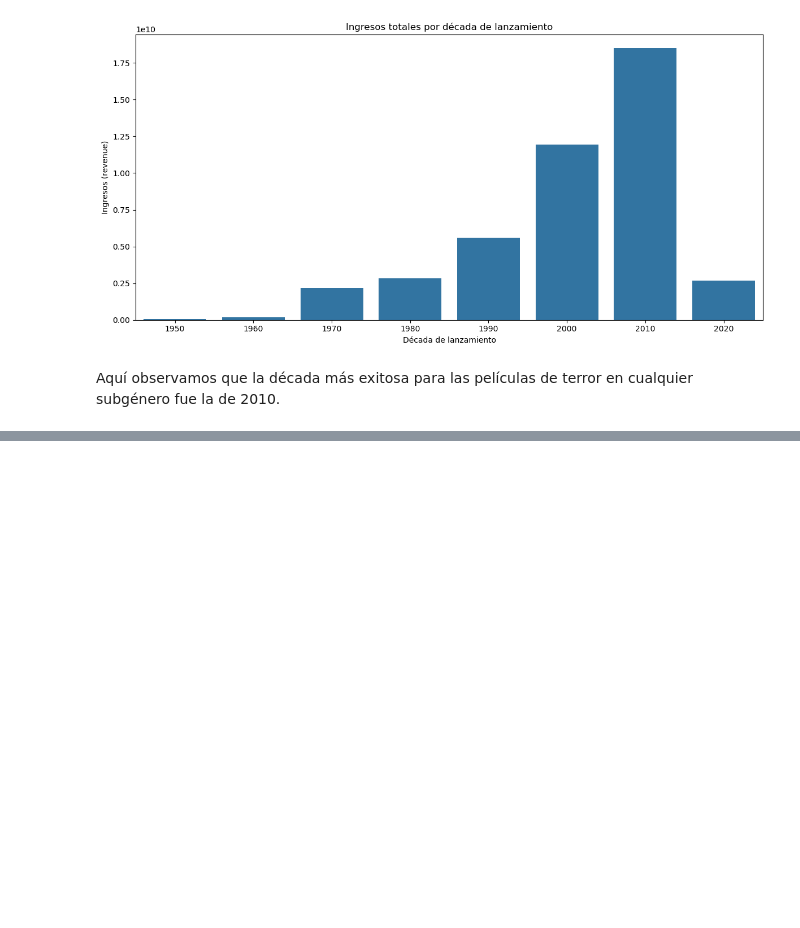
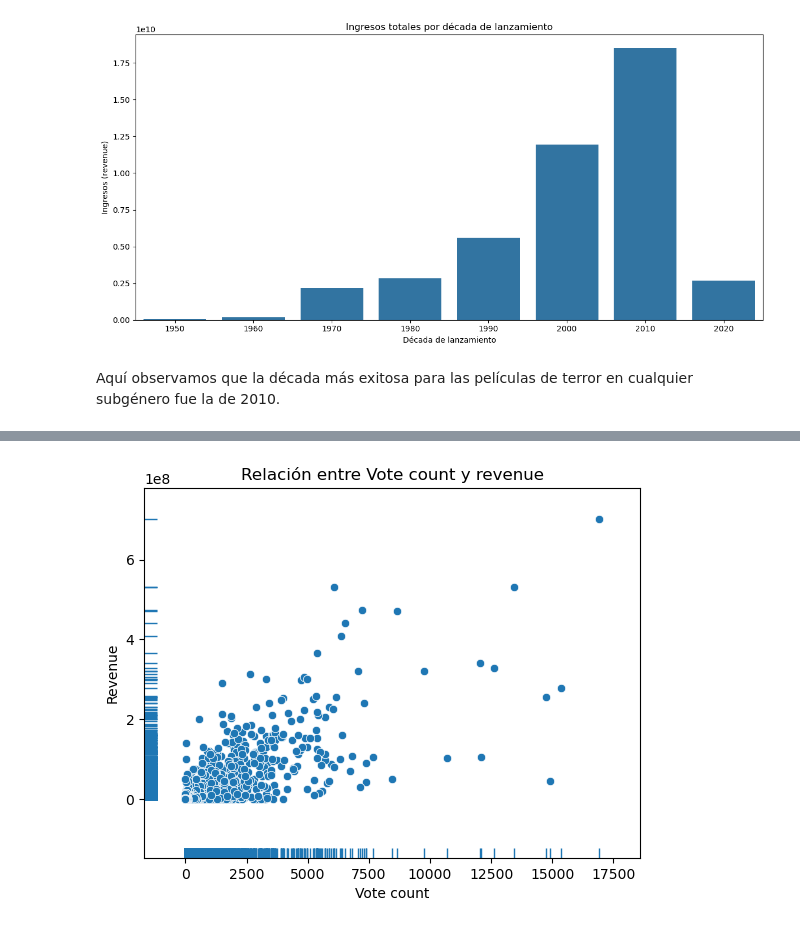
Before and after one commit to pomaremiliano/TI3001C, a Jupyter notebook: Graficas/Seaborn/Parte 2 Act 5.3.2.ipynb, the cells around one changed output, grey strips where cells are left out. Saved outputs shown, nothing was run; the diff lists cells and outputs as text; code cells hidden in the pictures; blank space fills up the shorter version.

```diff
--- a/Graficas/Seaborn/Parte 2 Act 5.3.2.ipynb
+++ b/Graficas/Seaborn/Parte 2 Act 5.3.2.ipynb
@@ -45,0 +85,9 @@ Aquí observamos que la década más exitosa para las películas de terror en cu
+# %%
+sns.scatterplot(data=df, x='vote_count', y='revenue')
+sns.rugplot(data=df, x='vote_count', y='revenue')
+plt.xlabel('Vote count')
+plt.ylabel('Revenue')
+plt.title('Relación entre Vote count y revenue')
+plt.show()
+# %% [output]
+[figure, added]
```
Also changed, not shown: parts of 5 cells of this notebook.
